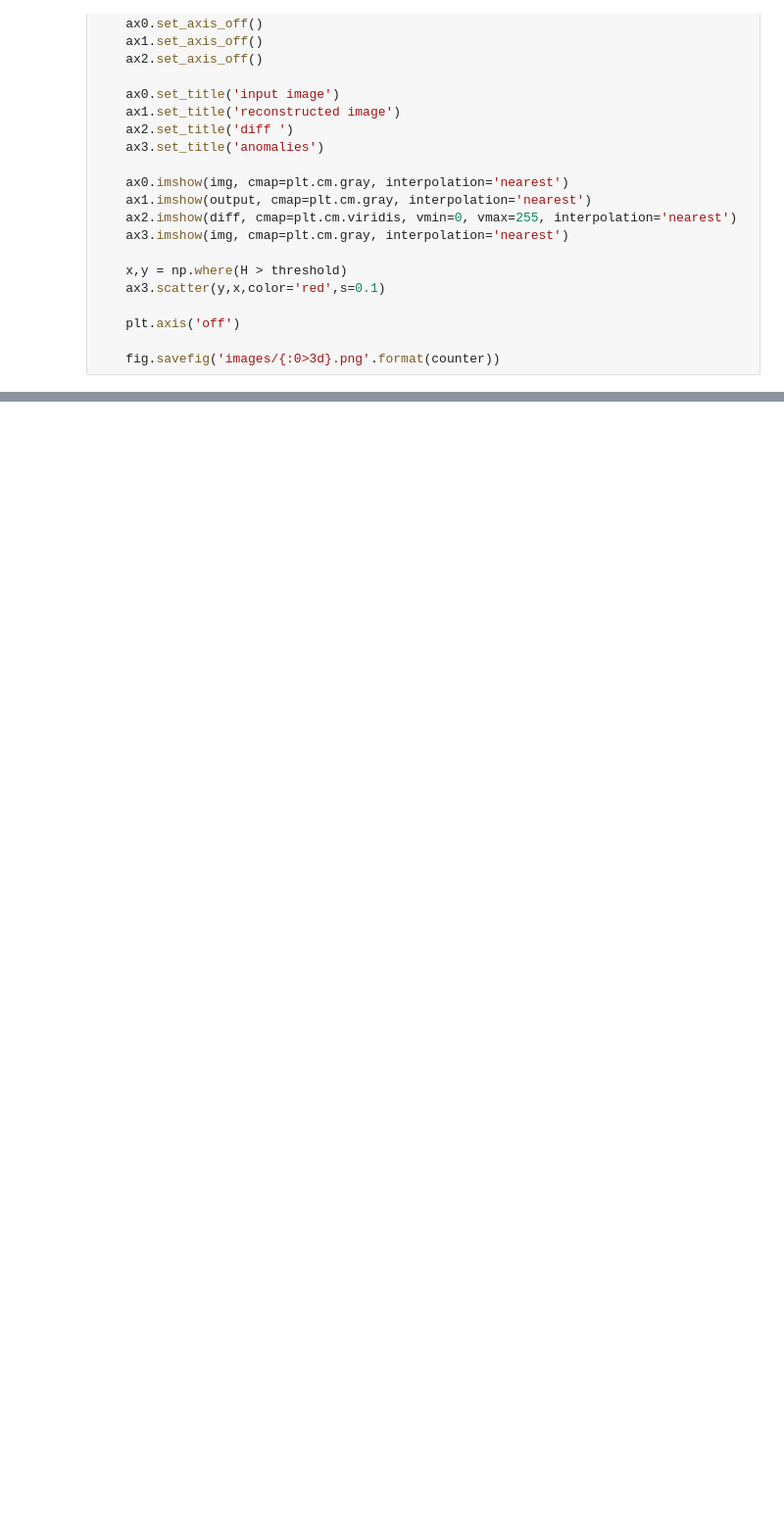
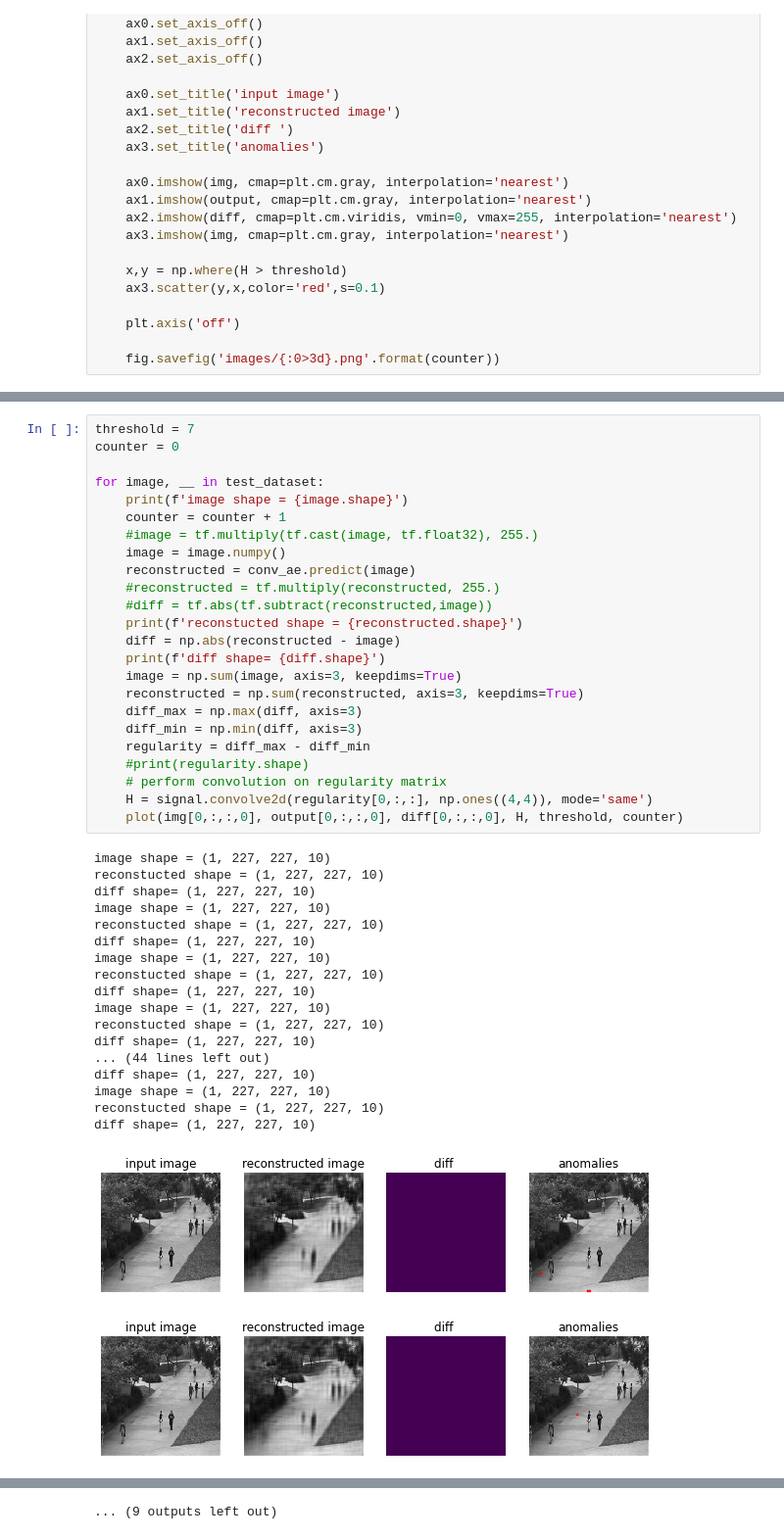
Before and after one commit to khengkok/mindef-ai, a Jupyter notebook: autoencoder2.ipynb, the cells around one changed output, grey strips where cells are left out. Shown at 98% size. Saved outputs shown, nothing was run; the diff lists cells and outputs as text; blank space fills up the shorter version.

```diff
--- a/autoencoder2.ipynb
+++ b/autoencoder2.ipynb
@@ -301,0 +406,44 @@ def plot(img, output, diff, H, threshold, counter):
+# %%
+threshold = 7
+counter = 0
+
+for image, __ in test_dataset:
+    print(f'image shape = {image.shape}')
+    counter = counter + 1
+    #image = tf.multiply(tf.cast(image, tf.float32), 255.)
+    image = image.numpy()
+    reconstructed = conv_ae.predict(image)
+    #reconstructed = tf.multiply(reconstructed, 255.)
+    #diff = tf.abs(tf.subtract(reconstructed,image))
+    print(f'reconstucted shape = {reconstructed.shape}')
+    diff = np.abs(reconstructed - image)
+    print(f'diff shape= {diff.shape}')
+    image = np.sum(image, axis=3, keepdims=True)
+    reconstructed = np.sum(reconstructed, axis=3, keepdims=True)
+    diff_max = np.max(diff, axis=3)
+    diff_min = np.min(diff, axis=3)
+    regularity = diff_max - diff_min
+    #print(regularity.shape)
+    # perform convolution on regularity matrix
+    H = signal.convolve2d(regularity[0,:,:], np.ones((4,4)), mode='same')
+    plot(img[0,:,:,0], output[0,:,:,0], diff[0,:,:,0], H, threshold, counter)
+# %% [output]
+image shape = (1, 227, 227, 10)
+reconstucted shape = (1, 227, 227, 10)
+diff shape= (1, 227, 227, 10)
+image shape = (1, 227, 227, 10)
+reconstucted shape = (1, 227, 227, 10)
+diff shape= (1, 227, 227, 10)
+image shape = (1, 227, 227, 10)
+reconstucted shape = (1, 227, 227, 10)
+diff shape= (1, 227, 227, 10)
+image shape = (1, 227, 227, 10)
+reconstucted shape = (1, 227, 227, 10)
+diff shape= (1, 227, 227, 10)
+... (44 lines left out)
+diff shape= (1, 227, 227, 10)
+image shape = (1, 227, 227, 10)
+reconstucted shape = (1, 227, 227, 10)
+diff shape= (1, 227, 227, 10)
+[figure, added]
+[figure, added]
@@ -302 +459,2 @@ def plot(img, output, diff, H, threshold, counter):
+... (9 outputs left out)
 # %%
```
Also changed, not shown: parts of 14 cells of this notebook, 1 other file.
